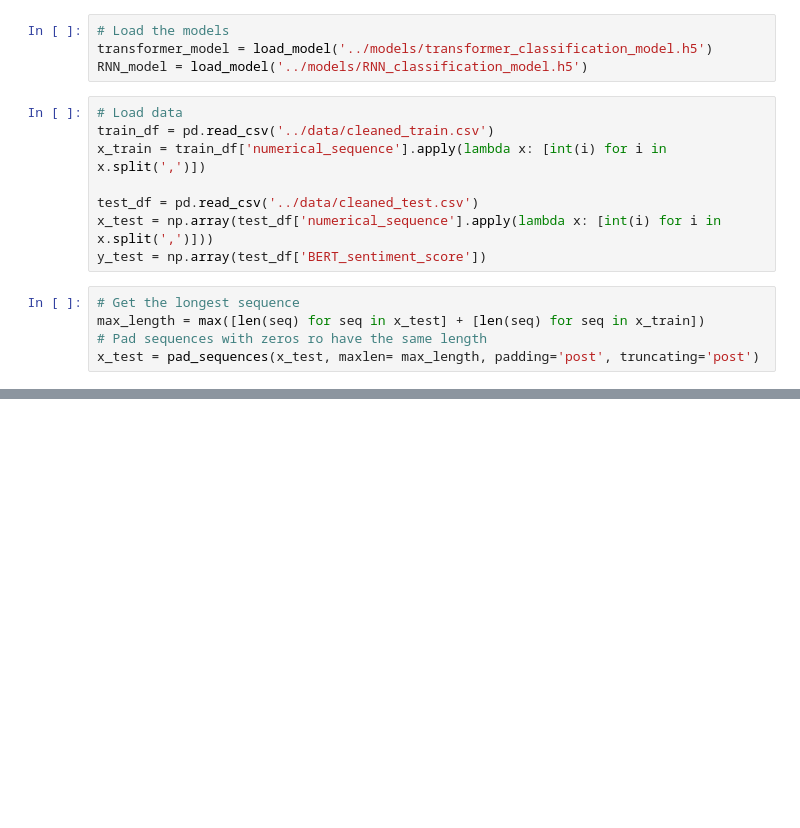
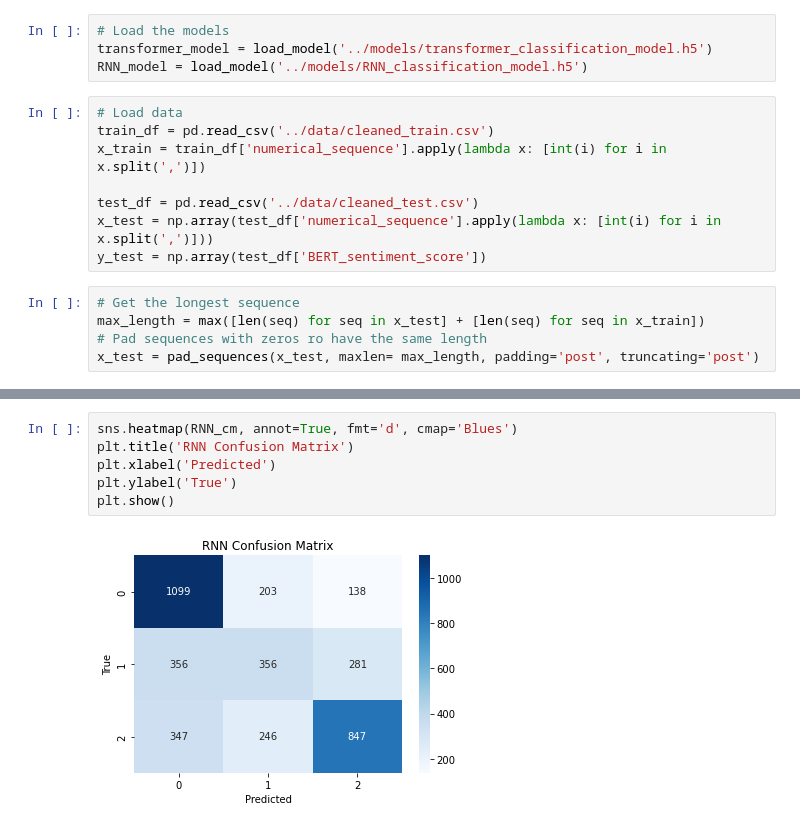
Before and after one commit to EoinCous/Deep_Learning_Project, a Jupyter notebook: notebooks/Classification_Comparison.ipynb, the cells around one changed output, grey strips where cells are left out. Saved outputs shown, nothing was run; the diff lists cells and outputs as text; blank space fills up the shorter version.

```diff
--- a/notebooks/Classification_Comparison.ipynb
+++ b/notebooks/Classification_Comparison.ipynb
@@ -32,0 +70,8 @@ transformer_model.evaluate(x_test, y_test)
+# %%
+sns.heatmap(RNN_cm, annot=True, fmt='d', cmap='Blues')
+plt.title('RNN Confusion Matrix')
+plt.xlabel('Predicted')
+plt.ylabel('True')
+plt.show()
+# %% [output]
+[figure, added]
```
Also changed, not shown: parts of 8 cells of this notebook, 3 other files.
